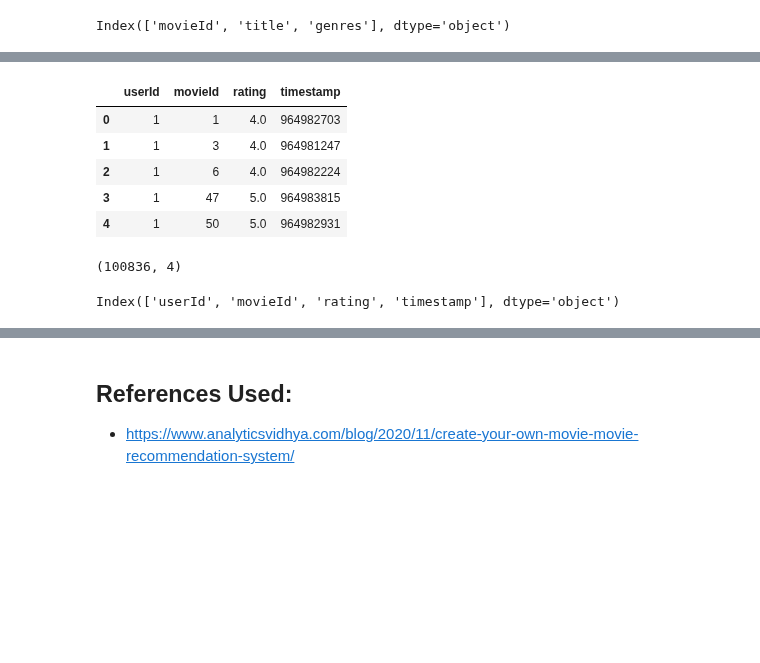
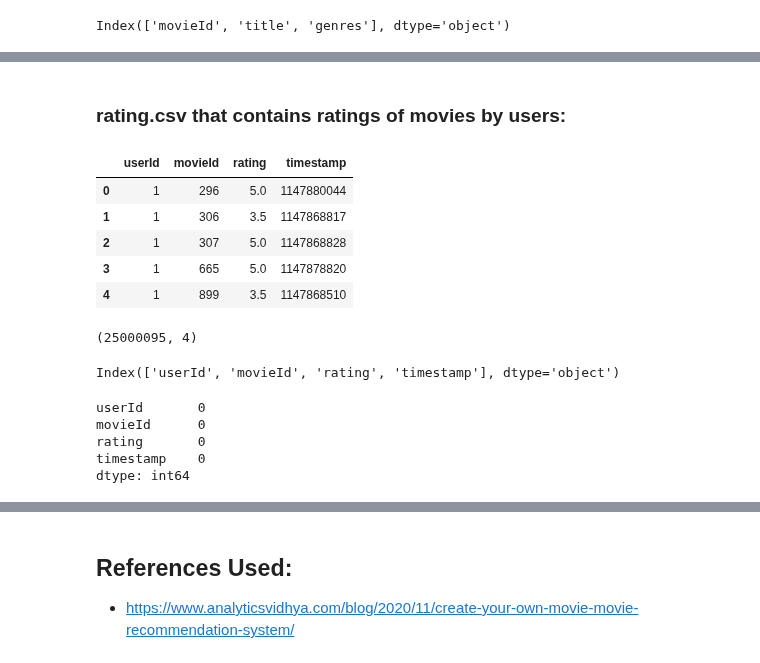
Before and after one commit to Vikas-KM/machine-learning, a Jupyter notebook: ML_Projects/Movie_Recommendation_using_Naive_Bayes_Algorithm.ipynb, the cells around one changed output, grey strips where cells are left out. Cells and saved outputs as stored; diff of their text form; code cells hidden in the pictures; blank space fills up the shorter version.

Commit message:
cleaning movies dataset

```diff
--- a/ML_Projects/Movie_Recommendation_using_Naive_Bayes_Algorithm.ipynb
+++ b/ML_Projects/Movie_Recommendation_using_Naive_Bayes_Algorithm.ipynb
@@ -109,21 +204,31 @@ Index(['movieId', 'title', 'genres'], dtype='object')
+# %% [markdown]
+### rating.csv that contains ratings of movies by users:
 # %%
 # importing the ratings dataset
-df_ratings = pd.read_csv('/content/drive/MyDrive/ML_Datasets/movielens_small/ratings.csv')
+df_ratings = pd.read_csv('/content/drive/MyDrive/ML_Datasets/movielens_dataset/ratings.csv')
 df_ratings.head()
 # %% [output]
 |  | userId | movieId | rating | timestamp |
-| 0 | 1 | 1 | 4.0 | 964982703 |
-| 1 | 1 | 3 | 4.0 | 964981247 |
-| 2 | 1 | 6 | 4.0 | 964982224 |
-| 3 | 1 | 47 | 5.0 | 964983815 |
-| 4 | 1 | 50 | 5.0 | 964982931 |
+| 0 | 1 | 296 | 5.0 | 1147880044 |
+| 1 | 1 | 306 | 3.5 | 1147868817 |
+| 2 | 1 | 307 | 5.0 | 1147868828 |
+| 3 | 1 | 665 | 5.0 | 1147878820 |
+| 4 | 1 | 899 | 3.5 | 1147868510 |
 # %%
 # shape of the ratings dataset
 df_ratings.shape
 # %% [output]
-(100836, 4)
+(25000095, 4)
 # %%
 # columns in the ratings dataset
 df_ratings.columns
 # %% [output]
 Index(['userId', 'movieId', 'rating', 'timestamp'], dtype='object')
+# %%
+df_ratings.isnull().sum()
+# %% [output]
+userId       0
+movieId      0
+rating       0
+timestamp    0
+dtype: int64
```
Also changed, not shown: parts of 18 cells of this notebook.
